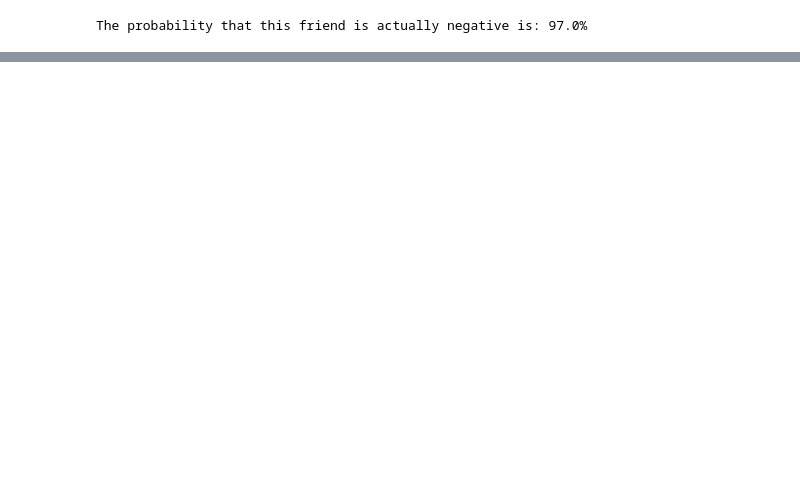
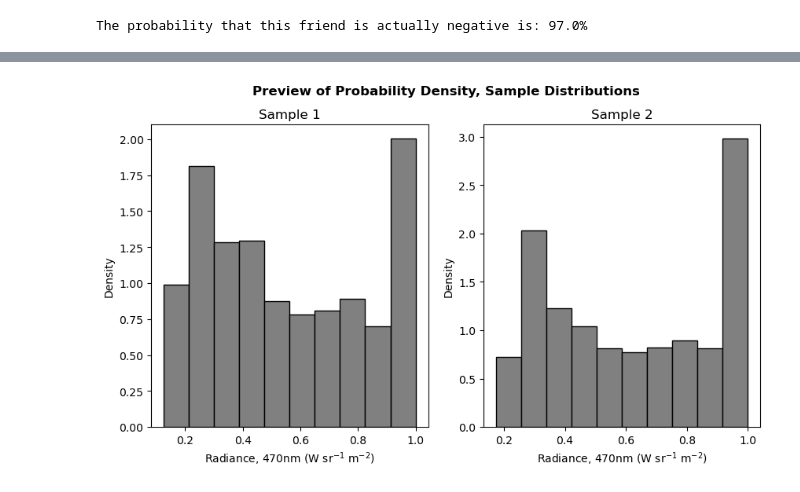
Before and after one commit to KateyCDong/ATOC5860_ACTUAL, a Jupyter notebook: homework1/ATOC5860_HW1_Dong.ipynb, the cells around one changed output, grey strips where cells are left out. Drawn from its saved outputs; the diff is of its cells as text; code cells hidden in the pictures; blank space fills up the shorter version.

```diff
--- a/homework1/ATOC5860_HW1_Dong.ipynb
+++ b/homework1/ATOC5860_HW1_Dong.ipynb
@@ -128,0 +242,20 @@ $$
+# %%
+sample_1 = cloud_box_vza_000.flatten()
+sample_2 = cloud_box_vza_030.flatten()
+sample_mean_1 = np.mean(sample_1)
+sample_mean_2 = np.mean(sample_2)
+
+sample_mean_1, sample_mean_2
+
+f, ax = plt.subplots(1,2, figsize=(10,5))
+f.suptitle('Preview of Probability Density, Sample Distributions', fontweight='bold')
+ax[0].hist(cloud_box_vza_000.flatten(), density=True, color='grey', ec='k')
+ax[0].set_title('Sample 1')
+ax[1].hist(cloud_box_vza_030.flatten(), density=True, color='grey', ec='k')
+ax[1].set_title('Sample 2')
+
+for i in range(2):
+    ax[i].set_xlabel('Radiance, 470nm (W sr$^{−1}$ m$^{−2}$)')
+    ax[i].set_ylabel('Density')
+# %% [output]
+[figure, added]
```
Also changed, not shown: parts of 37 cells of this notebook, 10 other files.
